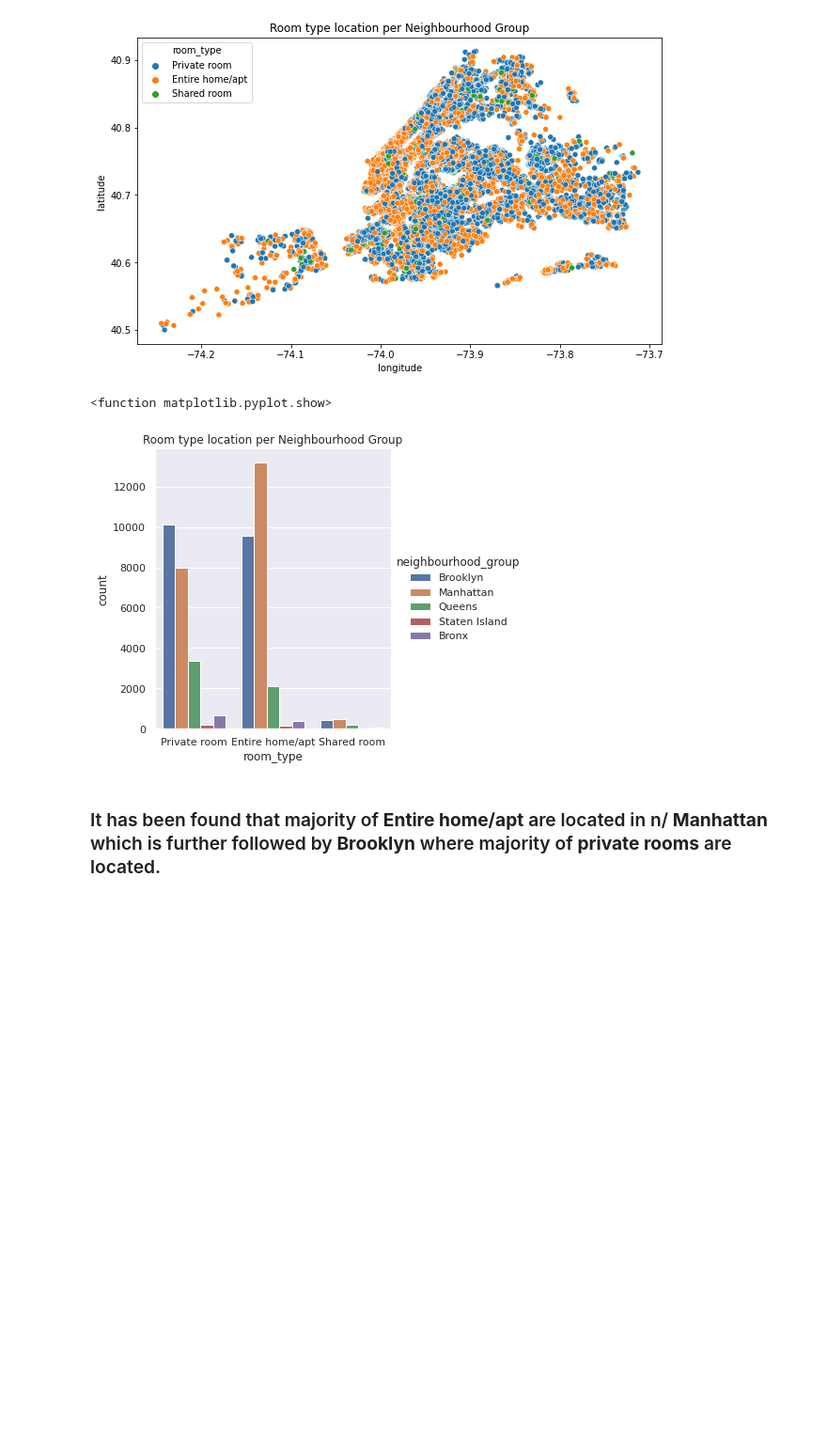
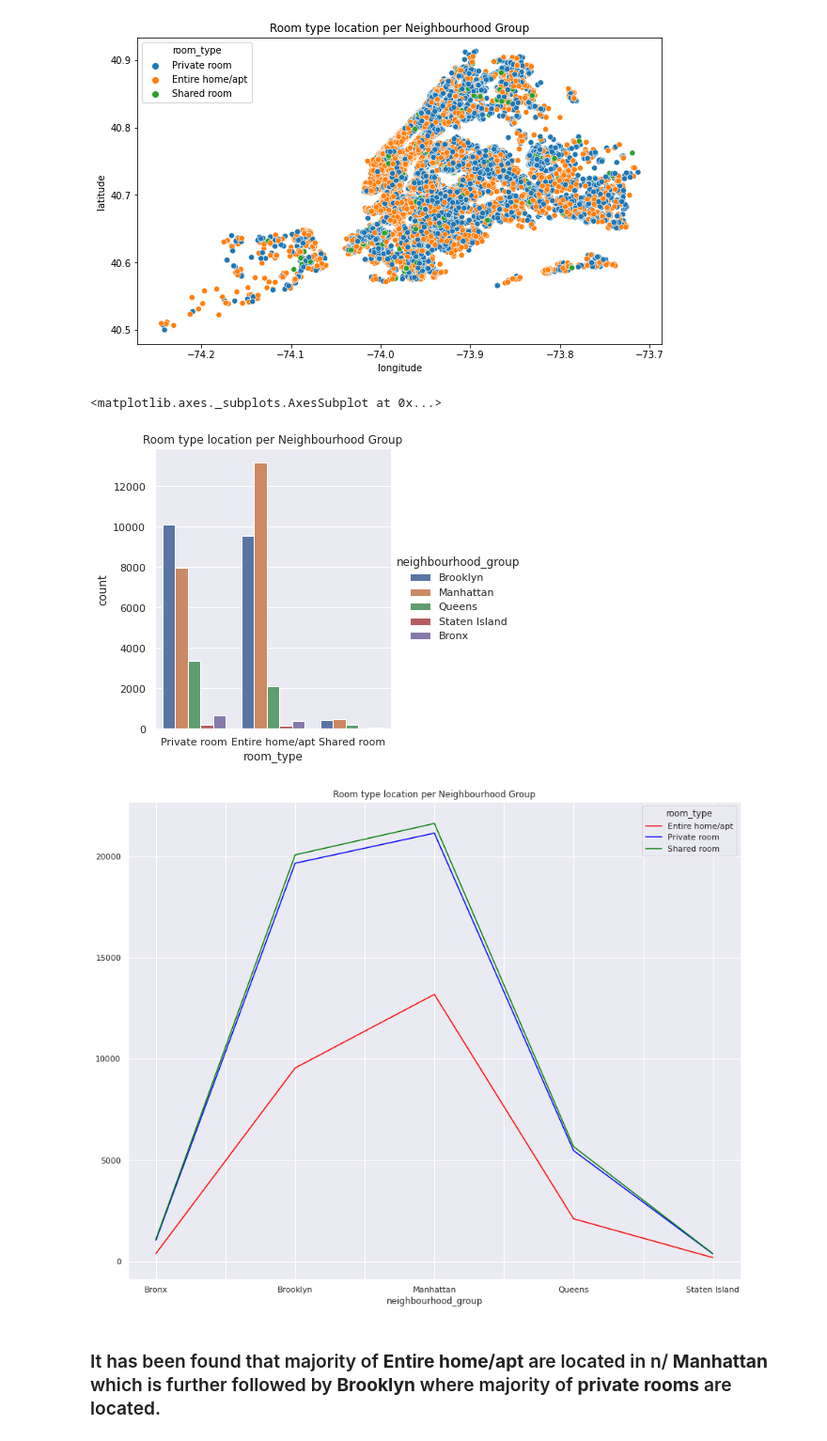
Before and after one commit to Ratnendra/AirBnb_Dataset_Analysis, a Jupyter notebook: RatnendraChauhan_Airbnb_Bookings_analysis.ipynb, the cells around one changed output. Shown at 94% size. Drawn from its saved outputs; the diff is of its cells as text; code cells hidden in the pictures; blank space fills up the shorter version.

```diff
--- a/RatnendraChauhan_Airbnb_Bookings_analysis.ipynb
+++ b/RatnendraChauhan_Airbnb_Bookings_analysis.ipynb
@@ -440,13 +440,19 @@ plt.show()
 # %%
 # Present plot presenting the Room Type location as per Neighbourhood Group
 sns.set(rc={"figure.figsize":(15, 12)})
 title = 'Room type location per Neighbourhood Group'
 sns.catplot(x='room_type', kind="count", hue='neighbourhood_group',data=df)
 plt.title(title)
 plt.show
+
+# Another Representation of the same graph
+df23 = df.groupby(['neighbourhood_group','room_type'])['price'].count().sort_values().unstack()
+df23
+df23.plot(stacked=True, title='Room type location per Neighbourhood Group', color=("Red", "Blue", "Green"))
 # %% [output]
-<function matplotlib.pyplot.show>
+<matplotlib.axes._subplots.AxesSubplot at 0x...>
 [figure]
+[figure, added]
 # %% [markdown]
 ### It has been found that majority of **Entire home/apt**  are located in n/ **Manhattan**  which is further followed by **Brooklyn** where majority of **private rooms** are located.
 # %% [markdown]
```
Also changed, not shown: parts of 4 cells of this notebook.
